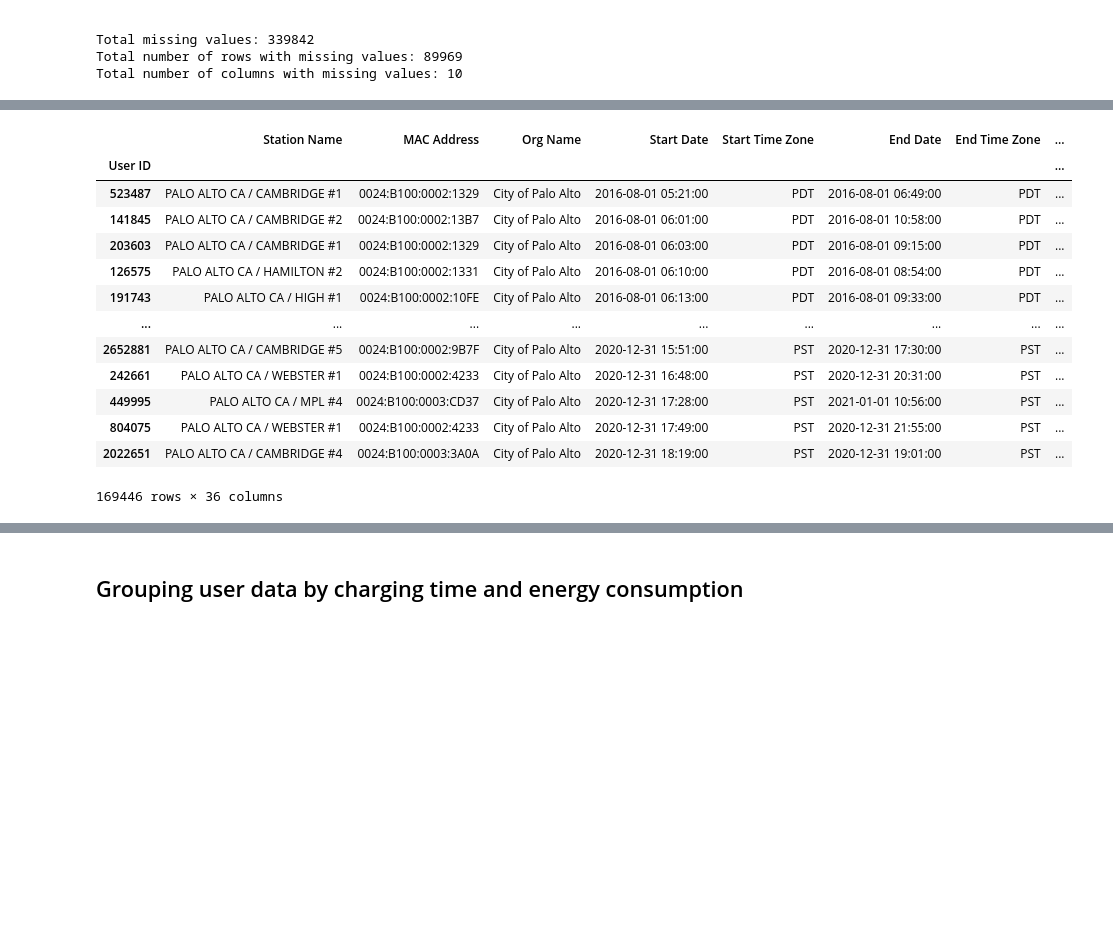
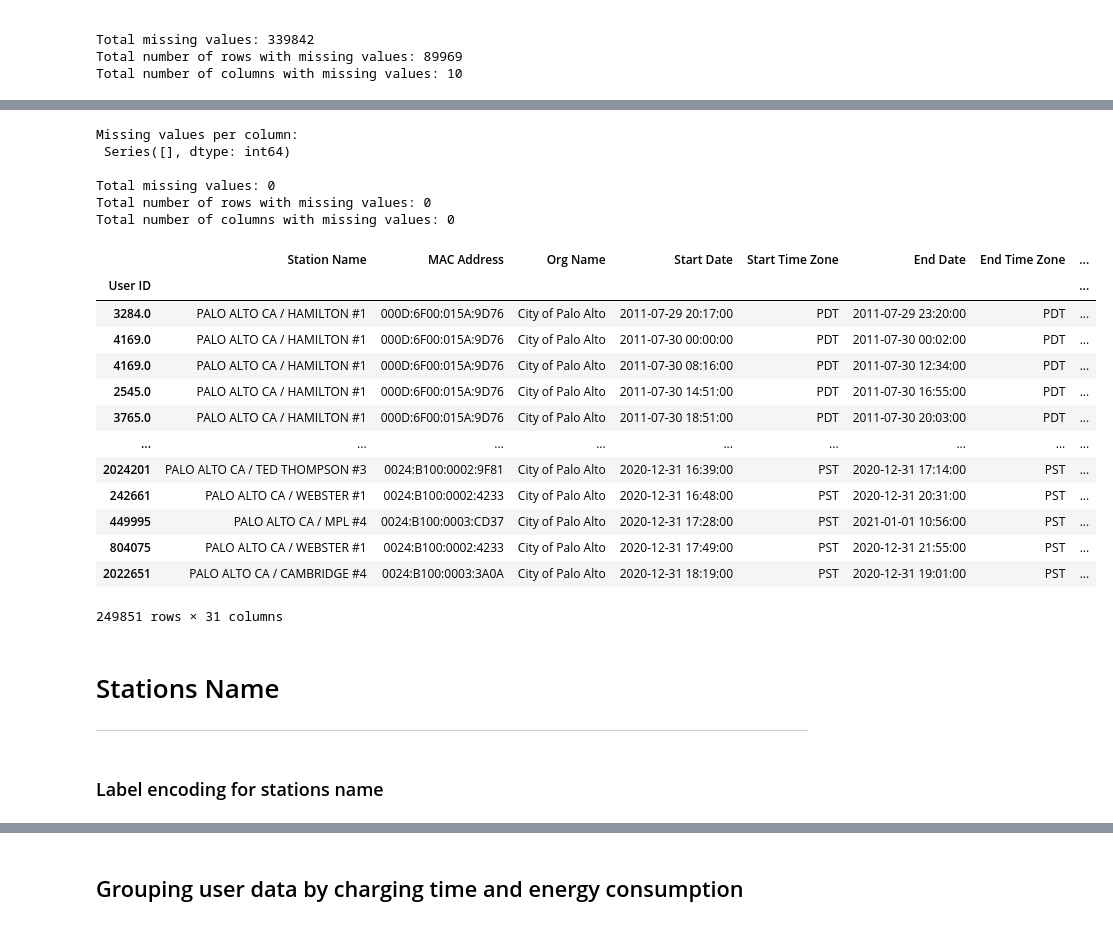
Before and after one commit to DitteGilsfeldt/42577-Introduction-to_Business_Analytics__Project, a Jupyter notebook: Project.ipynb, the cells around one changed output, grey strips where cells are left out. Cells and saved outputs as stored; diff of their text form; code cells hidden in the pictures; blank space fills up the shorter version.

```diff
--- a/Project.ipynb
+++ b/Project.ipynb
@@ -66,6 +67,3 @@ dtype: int64
 Total missing values: 339842
 Total number of rows with missing values: 89969
 Total number of columns with missing values: 10
-# %%
-# Drop rows with missing values
-data = data.dropna()
@@ -250,0 +187,12 @@ See the caveats in the documentation: https://pandas.pydata.org/pandas-docs/stab
+# %%
+#Removing missing values by row
+def remove_missing_values(df):
+    missing_cols = df.isnull().sum()
+    df = df.drop(missing_cols[missing_cols > 8000].index, axis=1)
+    print("Columns with more than 8000 missing values have been removed", missing_cols[missing_cols > 8000].index)
+    df = df.dropna(axis=0)
+    return df
+
+df = data.copy()
+df = remove_missing_values(df)
+df.info()
@@ -251,21 +217,35 @@ See the caveats in the documentation: https://pandas.pydata.org/pandas-docs/stab
+# %%
+check_missing_values(df)
+# %% [output]
+Missing values per column:
+ Series([], dtype: int64)
+
+Total missing values: 0
+Total number of rows with missing values: 0
+Total number of columns with missing values: 0
 # %%
-df = data.set_index('User ID')
+df = df.set_index('User ID')
 df
 # %% [output]
 |  | Station Name | MAC Address | Org Name | Start Date | Start Time Zone | End Date | End Time Zone | ... |
 | User ID |  |  |  |  |  |  |  | ... |
-| 523487 | PALO ALTO CA / CAMBRIDGE #1 | 0024:B100:0002:1329 | City of Palo Alto | 2016-08-01 05:21:00 | PDT | 2016-08-01 06:49:00 | PDT | ... |
-| 141845 | PALO ALTO CA / CAMBRIDGE #2 | 0024:B100:0002:13B7 | City of Palo Alto | 2016-08-01 06:01:00 | PDT | 2016-08-01 10:58:00 | PDT | ... |
-| 203603 | PALO ALTO CA / CAMBRIDGE #1 | 0024:B100:0002:1329 | City of Palo Alto | 2016-08-01 06:03:00 | PDT | 2016-08-01 09:15:00 | PDT | ... |
-| 126575 | PALO ALTO CA / HAMILTON #2 | 0024:B100:0002:1331 | City of Palo Alto | 2016-08-01 06:10:00 | PDT | 2016-08-01 08:54:00 | PDT | ... |
-| 191743 | PALO ALTO CA / HIGH #1 | 0024:B100:0002:10FE | City of Palo Alto | 2016-08-01 06:13:00 | PDT | 2016-08-01 09:33:00 | PDT | ... |
+| 3284.0 | PALO ALTO CA / HAMILTON #1 | 000D:6F00:015A:9D76 | City of Palo Alto | 2011-07-29 20:17:00 | PDT | 2011-07-29 23:20:00 | PDT | ... |
+| 4169.0 | PALO ALTO CA / HAMILTON #1 | 000D:6F00:015A:9D76 | City of Palo Alto | 2011-07-30 00:00:00 | PDT | 2011-07-30 00:02:00 | PDT | ... |
+| 4169.0 | PALO ALTO CA / HAMILTON #1 | 000D:6F00:015A:9D76 | City of Palo Alto | 2011-07-30 08:16:00 | PDT | 2011-07-30 12:34:00 | PDT | ... |
+| 2545.0 | PALO ALTO CA / HAMILTON #1 | 000D:6F00:015A:9D76 | City of Palo Alto | 2011-07-30 14:51:00 | PDT | 2011-07-30 16:55:00 | PDT | ... |
+| 3765.0 | PALO ALTO CA / HAMILTON #1 | 000D:6F00:015A:9D76 | City of Palo Alto | 2011-07-30 18:51:00 | PDT | 2011-07-30 20:03:00 | PDT | ... |
 | ... | ... | ... | ... | ... | ... | ... | ... | ... |
-| 2652881 | PALO ALTO CA / CAMBRIDGE #5 | 0024:B100:0002:9B7F | City of Palo Alto | 2020-12-31 15:51:00 | PST | 2020-12-31 17:30:00 | PST | ... |
+| 2024201 | PALO ALTO CA / TED THOMPSON #3 | 0024:B100:0002:9F81 | City of Palo Alto | 2020-12-31 16:39:00 | PST | 2020-12-31 17:14:00 | PST | ... |
 | 242661 | PALO ALTO CA / WEBSTER #1 | 0024:B100:0002:4233 | City of Palo Alto | 2020-12-31 16:48:00 | PST | 2020-12-31 20:31:00 | PST | ... |
 | 449995 | PALO ALTO CA / MPL #4 | 0024:B100:0003:CD37 | City of Palo Alto | 2020-12-31 17:28:00 | PST | 2021-01-01 10:56:00 | PST | ... |
 | 804075 | PALO ALTO CA / WEBSTER #1 | 0024:B100:0002:4233 | City of Palo Alto | 2020-12-31 17:49:00 | PST | 2020-12-31 21:55:00 | PST | ... |
 | 2022651 | PALO ALTO CA / CAMBRIDGE #4 | 0024:B100:0003:3A0A | City of Palo Alto | 2020-12-31 18:19:00 | PST | 2020-12-31 19:01:00 | PST | ... |
-169446 rows × 36 columns
+249851 rows × 31 columns
+# %% [markdown]
+# Stations Name
+---
+# %% [markdown]
+### Label encoding for stations name
 # %%
 #Label Encoding
 def label_encoding(df):
```
Also changed, not shown: parts of 23 cells of this notebook.
